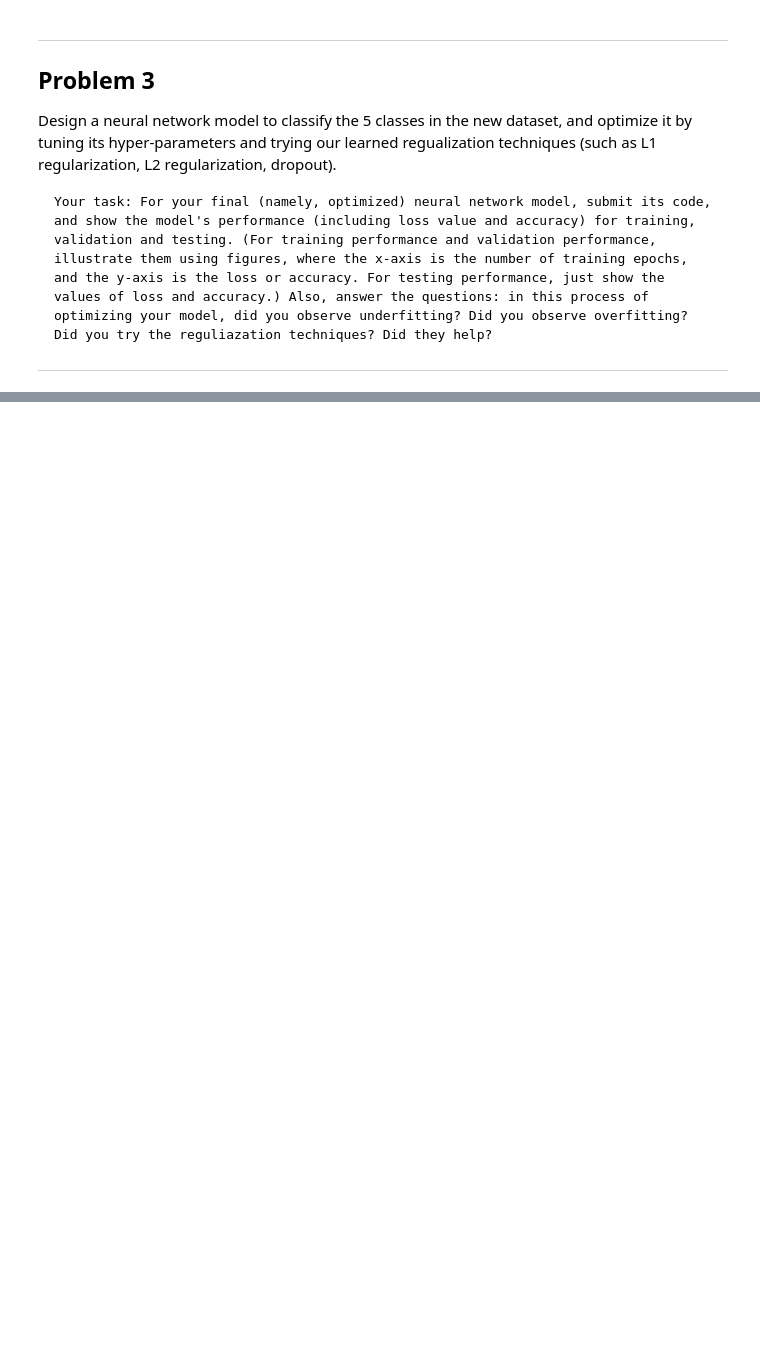
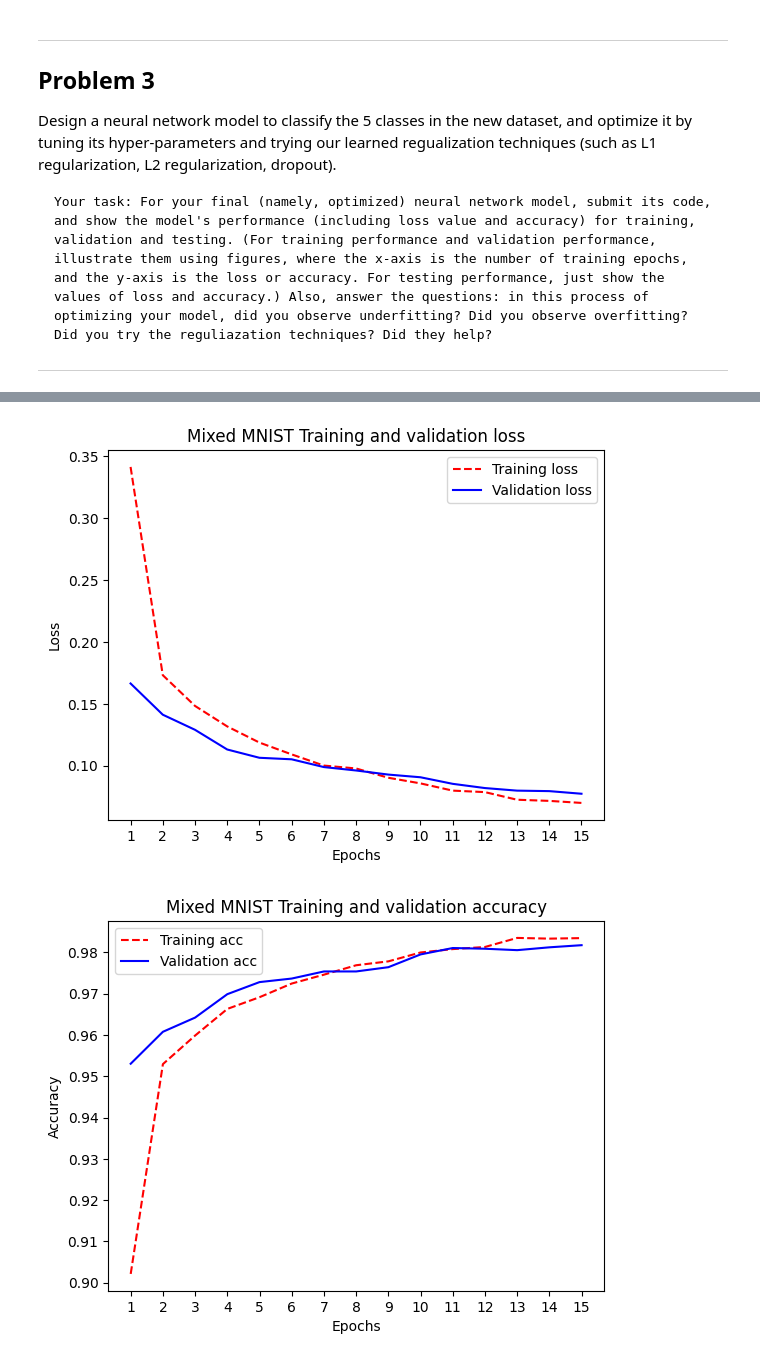
Before and after one commit to BrodyJordan/Courses, a Jupyter notebook: CSCE-636 - Deep Learning/Assignments/Homework 3/Code/CSCE-636 - Homework 3 - Brody Jordan.ipynb, the cells around one changed output, grey strips where cells are left out. Cells and saved outputs as stored; diff of their text form; code cells hidden in the pictures; blank space fills up the shorter version.

```diff
--- a/CSCE-636 - Deep Learning/Assignments/Homework 3/Code/CSCE-636 - Homework 3 - Brody Jordan.ipynb
+++ b/CSCE-636 - Deep Learning/Assignments/Homework 3/Code/CSCE-636 - Homework 3 - Brody Jordan.ipynb
@@ -41,0 +129,63 @@ Design a neural network model to classify the 5 classes in the new dataset, and
+# %%
+import keras
+from keras import layers
+from keras.regularizers import l1, l2
+
+model = keras.Sequential(
+    [
+        # layers.Dense(16, activation="relu"),
+        # layers.Dropout(0.5),
+
+        # decent
+        # layers.Dense(256, activation="relu", kernel_regularizer=l2(0.0001)),
+        # layers.Dropout(0.4),
+
+        # best training/validation accuracy & loss convergence
+        layers.Dense(128, activation="relu", kernel_regularizer=l2(0.0001)),
+        layers.Dropout(0.4),
+
+        # final layer
+        layers.Dense(5, activation="softmax")
+    ]
+)
+model.compile(
+    optimizer="rmsprop",
+    loss="sparse_categorical_crossentropy",
+    metrics=["accuracy"],
+)
+
+history = model.fit(
+    mixed_train_images,
+    mixed_train_labels,
+    epochs=15,
+    batch_size=128,
+    validation_split=0.2,
+    shuffle=True,
+)
+
+history_dict = history.history
+loss_values = history_dict["loss"]
+val_loss_values = history_dict["val_loss"]
+epochs = range(1, len(loss_values) + 1)
+
+plt.plot(epochs, loss_values, "r--", label="Training loss")
+plt.plot(epochs, val_loss_values, "b", label="Validation loss")
+plt.title("Mixed MNIST Training and validation loss")
+plt.xlabel("Epochs")
+plt.xticks(epochs)
+plt.ylabel("Loss")
+plt.legend()
+plt.show()
+
+plt.clf()
+acc = history_dict["accuracy"]
+val_acc = history_dict["val_accuracy"]
+plt.plot(epochs, acc, "r--", label="Training acc")
+plt.plot(epochs, val_acc, "b", label="Validation acc")
+plt.title("Mixed MNIST Training and validation accuracy")
+plt.xlabel("Epochs")
+plt.xticks(epochs)
+plt.ylabel("Accuracy")
+plt.legend()
+plt.show()
+# %% [output]
@@ -41,0 +209,2 @@ Design a neural network model to classify the 5 classes in the new dataset, and
+[figure, added]
+[figure, added]
```
Also changed, not shown: parts of 6 cells of this notebook, 2 other files.
